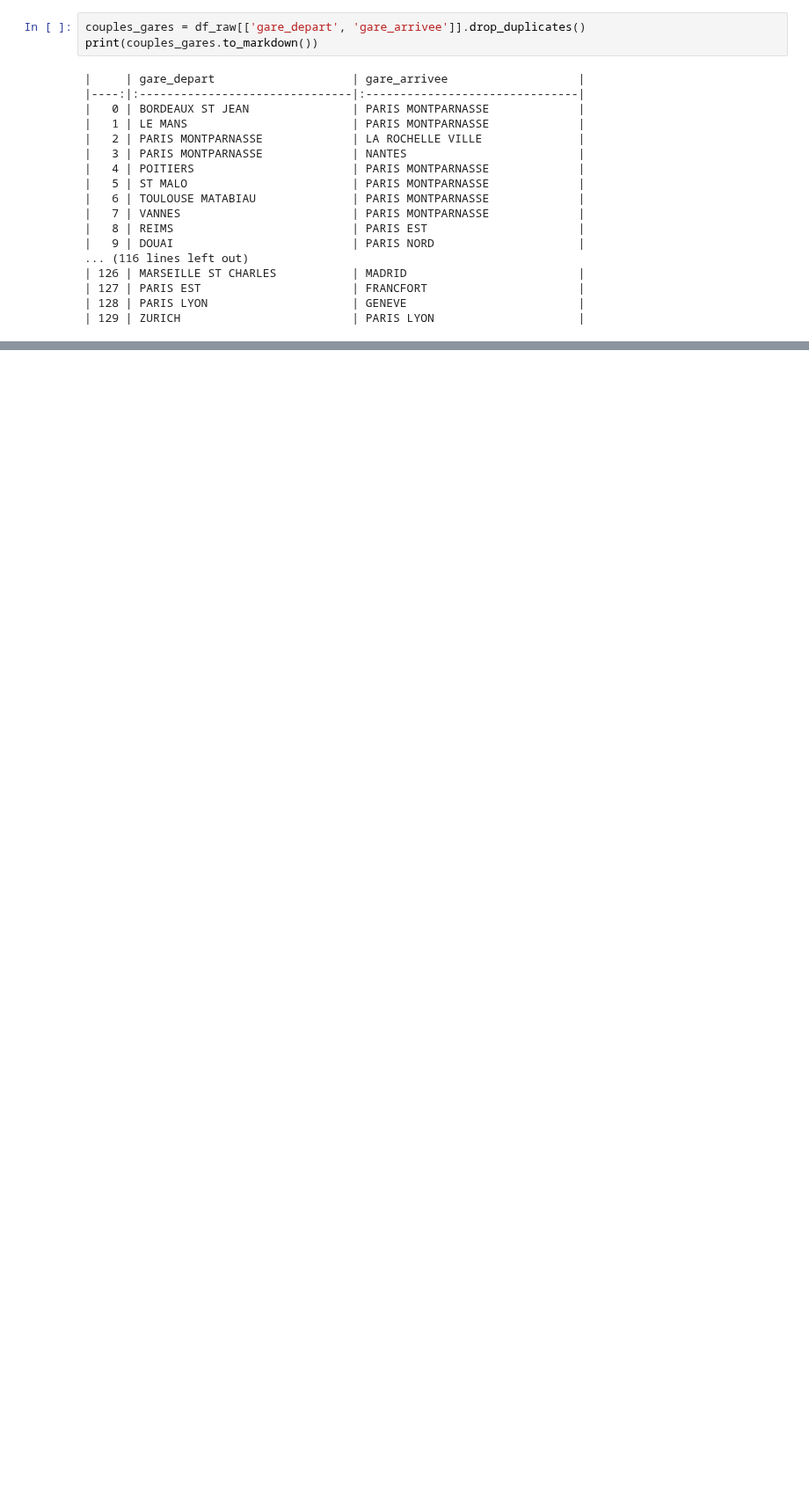
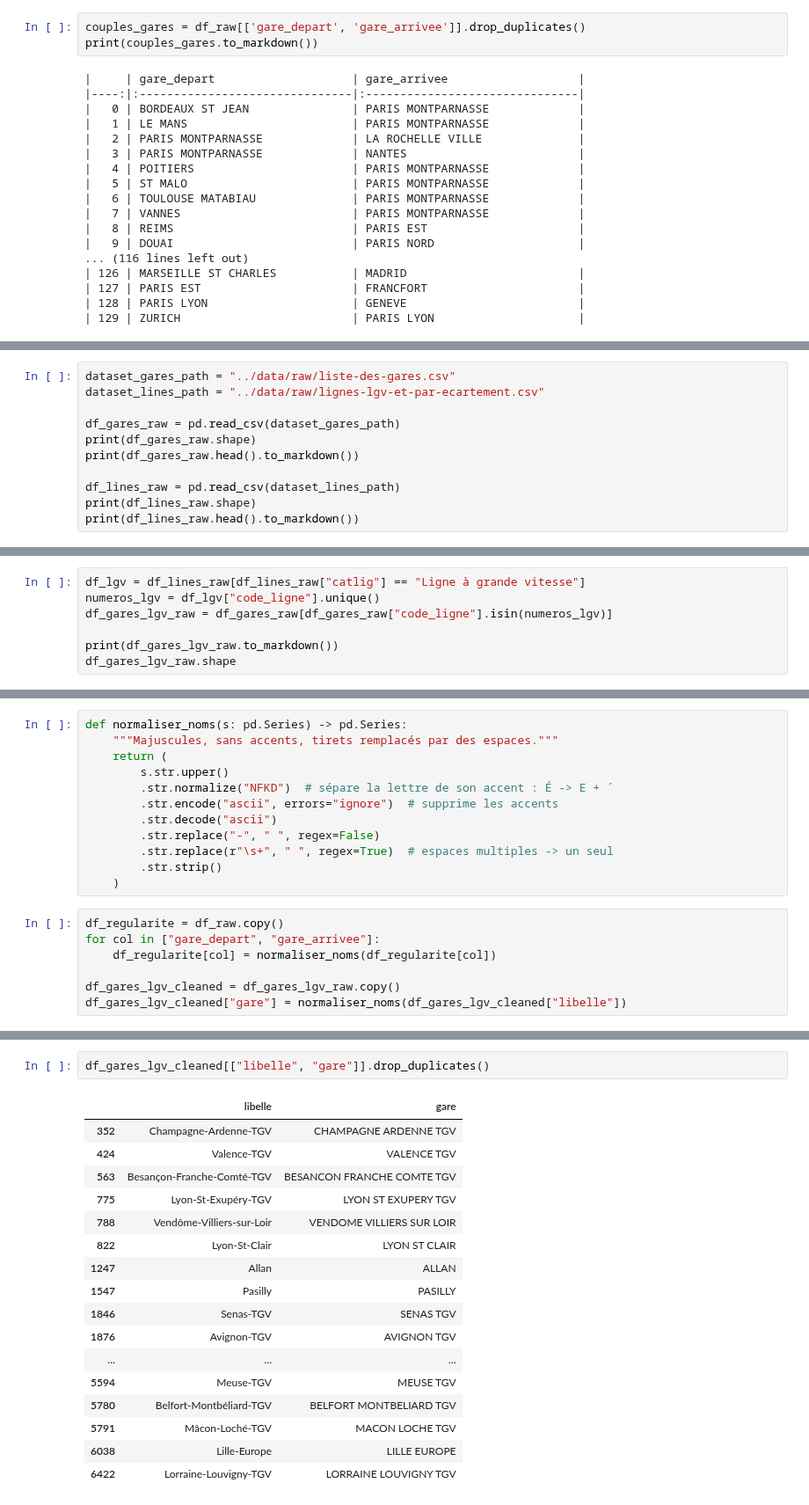
Before and after one commit to JulienCRB/IADATA_700_SNCF, a Jupyter notebook: notebook/data_exploration.ipynb, the cells around one changed output, grey strips where cells are left out. Shown at 88% size. Cells and saved outputs as stored; diff of their text form; blank space fills up the shorter version.

```diff
--- a/notebook/data_exploration.ipynb
+++ b/notebook/data_exploration.ipynb
@@ -149,0 +211,11 @@ print(couples_gares.to_markdown())
+# %%
+dataset_gares_path = "../data/raw/liste-des-gares.csv"
+dataset_lines_path = "../data/raw/lignes-lgv-et-par-ecartement.csv"
+
+df_gares_raw = pd.read_csv(dataset_gares_path)
+print(df_gares_raw.shape)
+print(df_gares_raw.head().to_markdown())
+
+df_lines_raw = pd.read_csv(dataset_lines_path)
+print(df_lines_raw.shape)
+print(df_lines_raw.head().to_markdown())
@@ -149,0 +256,7 @@ print(couples_gares.to_markdown())
+# %%
+df_lgv = df_lines_raw[df_lines_raw["catlig"] == "Ligne à grande vitesse"]
+numeros_lgv = df_lgv["code_ligne"].unique()
+df_gares_lgv_raw = df_gares_raw[df_gares_raw["code_ligne"].isin(numeros_lgv)]
+
+print(df_gares_lgv_raw.to_markdown())
+df_gares_lgv_raw.shape
@@ -149,0 +293,19 @@ print(couples_gares.to_markdown())
+# %%
+def normaliser_noms(s: pd.Series) -> pd.Series:
+    """Majuscules, sans accents, tirets remplacés par des espaces."""
+    return (
+        s.str.upper()
+        .str.normalize("NFKD")  # sépare la lettre de son accent : É -> E + ´
+        .str.encode("ascii", errors="ignore")  # supprime les accents
+        .str.decode("ascii")
+        .str.replace("-", " ", regex=False)
+        .str.replace(r"\s+", " ", regex=True)  # espaces multiples -> un seul
+        .str.strip()
+    )
+# %%
+df_regularite = df_raw.copy()
+for col in ["gare_depart", "gare_arrivee"]:
+    df_regularite[col] = normaliser_noms(df_regularite[col])
+
+df_gares_lgv_cleaned = df_gares_lgv_raw.copy()
+df_gares_lgv_cleaned["gare"] = normaliser_noms(df_gares_lgv_cleaned["libelle"])
@@ -149,0 +314,20 @@ print(couples_gares.to_markdown())
+# %%
+df_gares_lgv_cleaned[["libelle", "gare"]].drop_duplicates()
+# %% [output]
+|  | libelle | gare |
+| 352 | Champagne-Ardenne-TGV | CHAMPAGNE ARDENNE TGV |
+| 424 | Valence-TGV | VALENCE TGV |
+| 563 | Besançon-Franche-Comté-TGV | BESANCON FRANCHE COMTE TGV |
+| 775 | Lyon-St-Exupéry-TGV | LYON ST EXUPERY TGV |
+| 788 | Vendôme-Villiers-sur-Loir | VENDOME VILLIERS SUR LOIR |
+| 822 | Lyon-St-Clair | LYON ST CLAIR |
+| 1247 | Allan | ALLAN |
+| 1547 | Pasilly | PASILLY |
+| 1846 | Senas-TGV | SENAS TGV |
+| 1876 | Avignon-TGV | AVIGNON TGV |
+| ... | ... | ... |
+| 5594 | Meuse-TGV | MEUSE TGV |
+| 5780 | Belfort-Montbéliard-TGV | BELFORT MONTBELIARD TGV |
+| 5791 | Mâcon-Loché-TGV | MACON LOCHE TGV |
+| 6038 | Lille-Europe | LILLE EUROPE |
+| 6422 | Lorraine-Louvigny-TGV | LORRAINE LOUVIGNY TGV |
```
Also changed, not shown: parts of 32 cells of this notebook, 1 other file.
